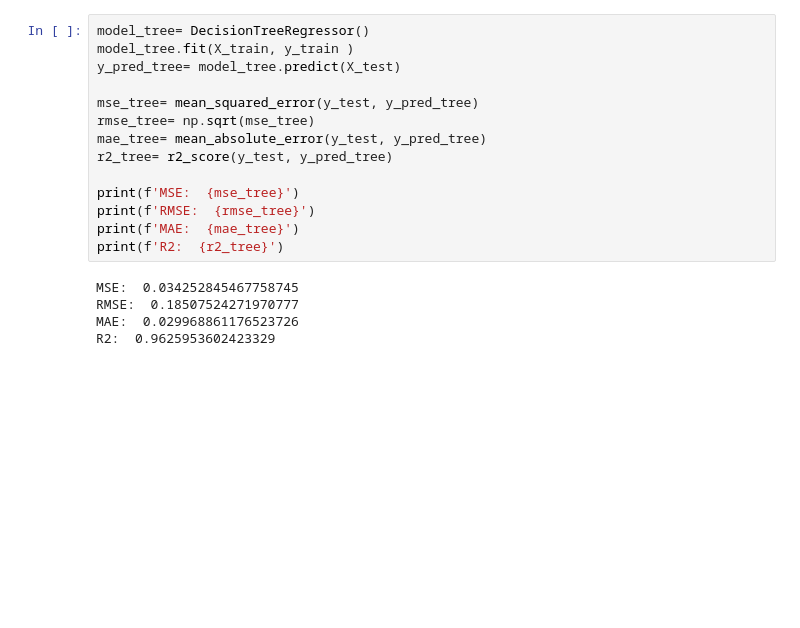
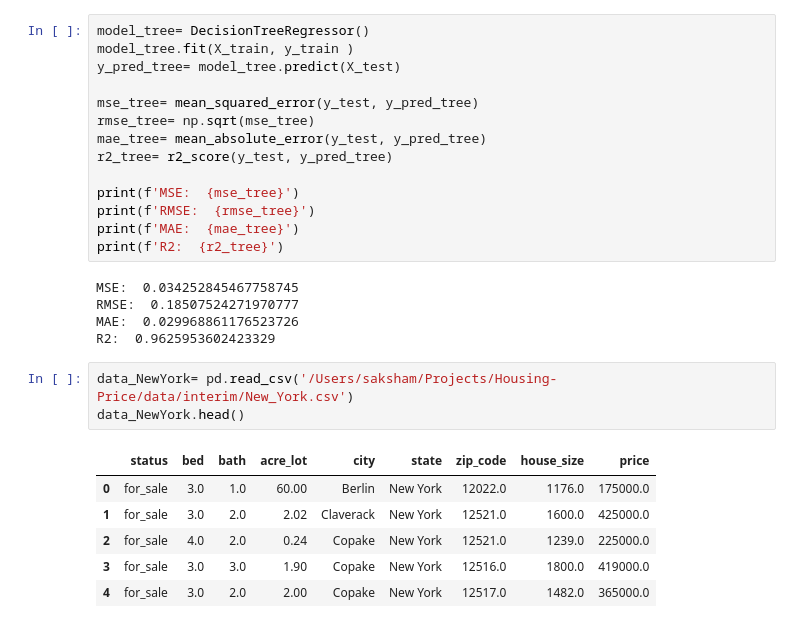
Before and after one commit to sakshamshahu/Housing-Price, a Jupyter notebook: notebook/modelling.ipynb, the cells around one changed output. Drawn from its saved outputs; the diff is of its cells as text; blank space fills up the shorter version.

Commit message:
feat: modelling New York
Signed-off-by: sakshamshahu <sakshamshahu.work@gmail.com>

```diff
--- a/notebook/modelling.ipynb
+++ b/notebook/modelling.ipynb
@@ -509,3 +509,13 @@ MSE:  0.034252845467758745
 RMSE:  0.18507524271970777
 MAE:  0.029968861176523726
 R2:  0.9625953602423329
+# %%
+data_NewYork= pd.read_csv('/Users/saksham/Projects/Housing-Price/data/interim/New_York.csv')
+data_NewYork.head()
+# %% [output]
+|  | status | bed | bath | acre_lot | city | state | zip_code | house_size | price |
+| 0 | for_sale | 3.0 | 1.0 | 60.00 | Berlin | New York | 12022.0 | 1176.0 | 175000.0 |
+| 1 | for_sale | 3.0 | 2.0 | 2.02 | Claverack | New York | 12521.0 | 1600.0 | 425000.0 |
+| 2 | for_sale | 4.0 | 2.0 | 0.24 | Copake | New York | 12521.0 | 1239.0 | 225000.0 |
+| 3 | for_sale | 3.0 | 3.0 | 1.90 | Copake | New York | 12516.0 | 1800.0 | 419000.0 |
+| 4 | for_sale | 3.0 | 2.0 | 2.00 | Copake | New York | 12517.0 | 1482.0 | 365000.0 |
```
Also changed, not shown: parts of 4 cells of this notebook.
